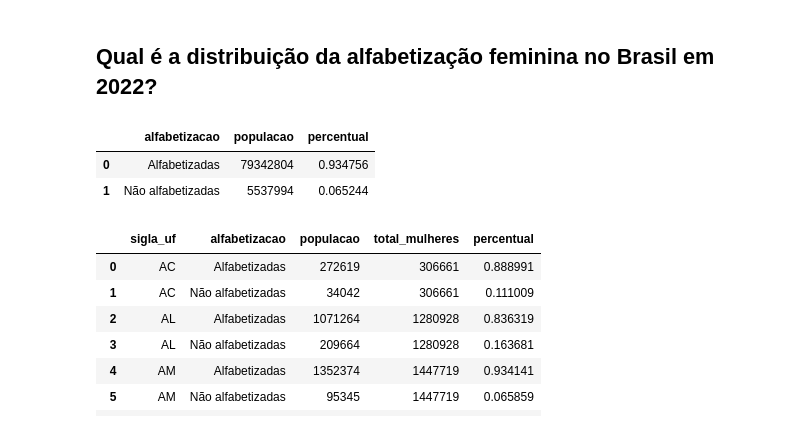
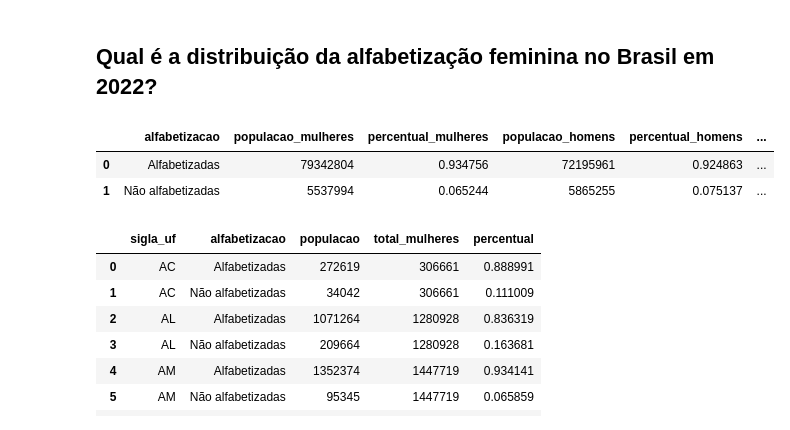
Before and after one commit to patriciacarbri/analise-alfabetizacao-mulheres-brasil, a Jupyter notebook: analise.ipynb, the cells around one changed output. Saved outputs shown, nothing was run; the diff lists cells and outputs as text; code cells hidden in the pictures.

```diff
--- a/analise.ipynb
+++ b/analise.ipynb
@@ -302,28 +309,46 @@ df_ranking[['nome_municipio', 'sigla_uf', 'populacao_homens', 'populacao_mulhere
 # %% [markdown]
 ##  **Qual é a distribuição da alfabetização feminina no Brasil em 2022?**
 # %%
-# filtrar apenas mulheres
+# Filtrar mulheres e homens
 df_mulheres = df_censo[df_censo['sexo'] == 'Mulheres'].copy()
+df_homens = df_censo[df_censo['sexo'] == 'Homens'].copy()
 
-# garantir tipo numérico
+# Garantir tipo numérico
 df_mulheres['populacao'] = pd.to_numeric(df_mulheres['populacao'], errors='coerce').fillna(0)
+df_homens['populacao'] = pd.to_numeric(df_homens['populacao'], errors='coerce').fillna(0)
 
-# distribuição da alfabetização feminina
+# Distribuição de alfabetização - MULHERES
 dist_alf_feminina = (
     df_mulheres.groupby('alfabetizacao')['populacao']
     .sum()
     .reset_index()
+    .rename(columns={'populacao': 'populacao_mulheres'})
 )
+total_mulheres = dist_alf_feminina['populacao_mulheres'].sum()
+dist_alf_feminina['percentual_mulheres'] = dist_alf_feminina['populacao_mulheres'] / total_mulheres
 
-# calcular percentuais
-total_mulheres = dist_alf_feminina['populacao'].sum()
-dist_alf_feminina['percentual'] = dist_alf_feminina['populacao'] / total_mulheres
+# Distribuição de alfabetização - HOMENS
+dist_alf_masculina = (
+    df_homens.groupby('alfabetizacao')['populacao']
+    .sum()
+    .reset_index()
+    .rename(columns={'populacao': 'populacao_homens'})
+)
+total_homens = dist_alf_masculina['populacao_homens'].sum()
+dist_alf_masculina['percentual_homens'] = dist_alf_masculina['populacao_homens'] / total_homens
 
-dist_alf_feminina
+# Juntar as duas tabelas
+dist_alf_comparativa = dist_alf_feminina.merge(dist_alf_masculina, on='alfabetizacao', how='outer')
+
+# Calcular diferença absoluta e relativa
+dist_alf_comparativa['dif_absoluta'] = dist_alf_comparativa['populacao_mulheres'] - dist_alf_comparativa['populacao_homens']
+dist_alf_comparativa['dif_percentual'] = dist_alf_comparativa['percentual_mulheres'] - dist_alf_comparativa['percentual_homens']
+
+dist_alf_comparativa
 # %% [output]
-|  | alfabetizacao | populacao | percentual |
-| 0 | Alfabetizadas | 79342804 | 0.934756 |
-| 1 | Não alfabetizadas | 5537994 | 0.065244 |
+|  | alfabetizacao | populacao_mulheres | percentual_mulheres | populacao_homens | percentual_homens | ... |
+| 0 | Alfabetizadas | 79342804 | 0.934756 | 72195961 | 0.924863 | ... |
+| 1 | Não alfabetizadas | 5537994 | 0.065244 | 5865255 | 0.075137 | ... |
 # %%
 # **Como a alfabetização feminina varia entre UFs ?**
 # %%
```
Also changed, not shown: parts of 9 cells of this notebook.
